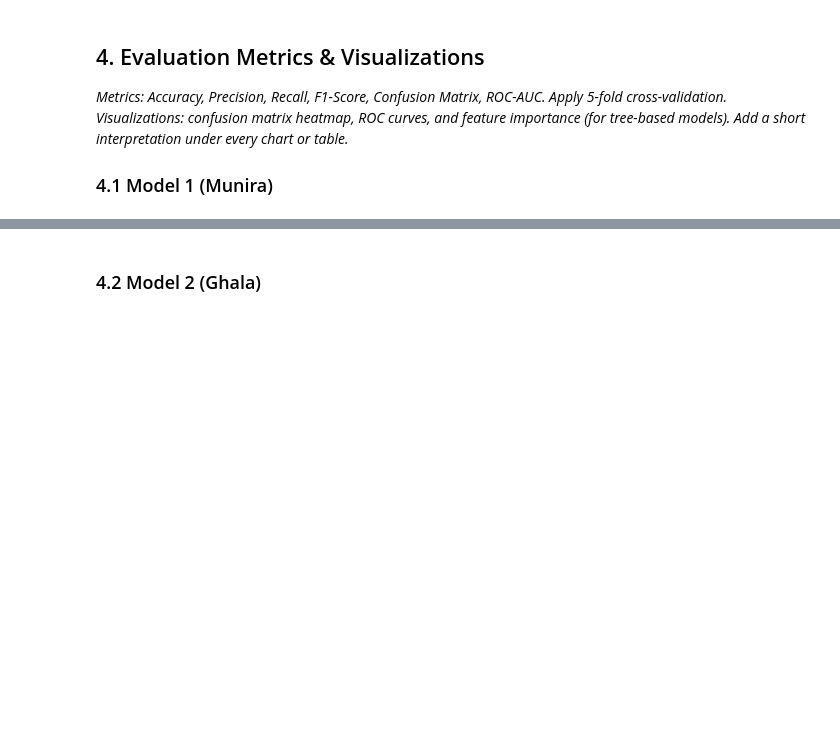
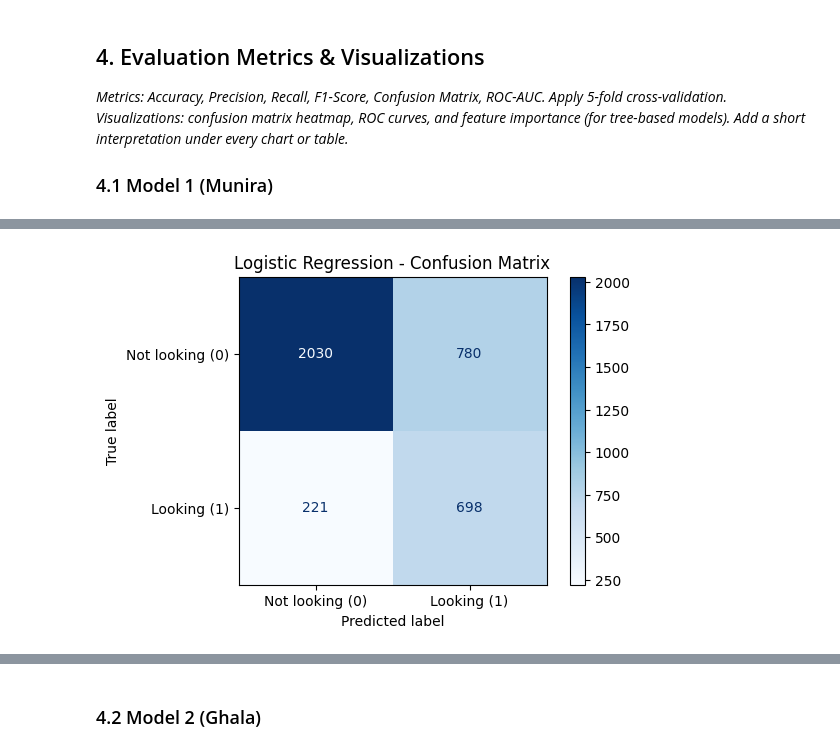
Before and after one commit to ManarAlrazin/SW485-Project-Group2, a Jupyter notebook: Phase1_Supervised_Learning.ipynb, the cells around one changed output, grey strips where cells are left out. Cells and saved outputs as stored; diff of their text form; code cells hidden in the pictures; blank space fills up the shorter version.

Commit message:
Model 1 (Logistic Regression): training, tuning, evaluation, artifacts + filled interpretations

```diff
--- a/Phase1_Supervised_Learning.ipynb
+++ b/Phase1_Supervised_Learning.ipynb
@@ -94,4 +109,27 @@ Interpretability for Leadership: While complex, XGBoost provides clear feature i
 
 ### 2.1 Model 1 (Munira)
 # %%
-# Model 1: build and train (Munira)
+from sklearn.linear_model import LogisticRegression
+
+# class_weight="balanced": team rule for the ~25% minority class (no resampling).
+# solver="liblinear": fast at this data size and supports BOTH L1 and L2
+# penalties, which we compare during tuning (Section 3.1).
+# max_iter=1000: enough iterations to converge on the standardized features.
+
+logreg_default = LogisticRegression(
+    class_weight="balanced",
+    solver="liblinear",
+    max_iter=1000,
+    random_state=RANDOM_STATE,
+)
+
+# Train on the shared training split.
+logreg_default.fit(X_train, y_train)
+
+# Evaluate the baseline with the shared team function (test set).
+logreg_default_results = evaluate_model("Logistic Regression (Baseline)", logreg_default, X_test, y_test)
+
+print("=== Baseline Logistic Regression Results ===")
+for metric, score in logreg_default_results.items():
+    if metric != "Model":
+        print(f"{metric}: {score:.4f}")
@@ -193,0 +322,12 @@ Parameters: { "use_label_encoder" } are not used.
+# %%
+# Model 1: confusion matrix heatmap
+fig, ax = plt.subplots(figsize=(6, 4))
+ConfusionMatrixDisplay.from_estimator(
+    best_logreg, X_test, y_test, cmap="Blues", ax=ax,
+    display_labels=["Not looking (0)", "Looking (1)"],
+)
+plt.title("Logistic Regression - Confusion Matrix")
+plt.grid(False)
+plt.show()
+# %% [output]
+[figure, added]
```
Also changed, not shown: parts of 13 cells of this notebook, 2 other files.
